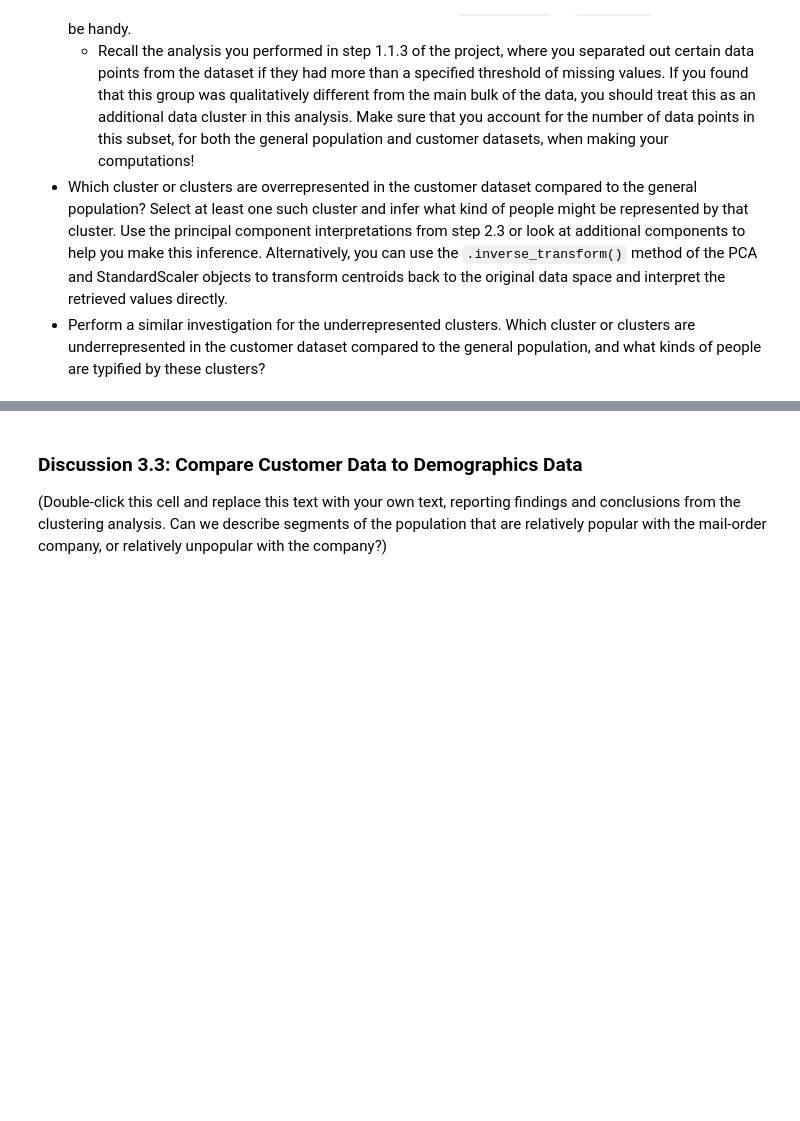
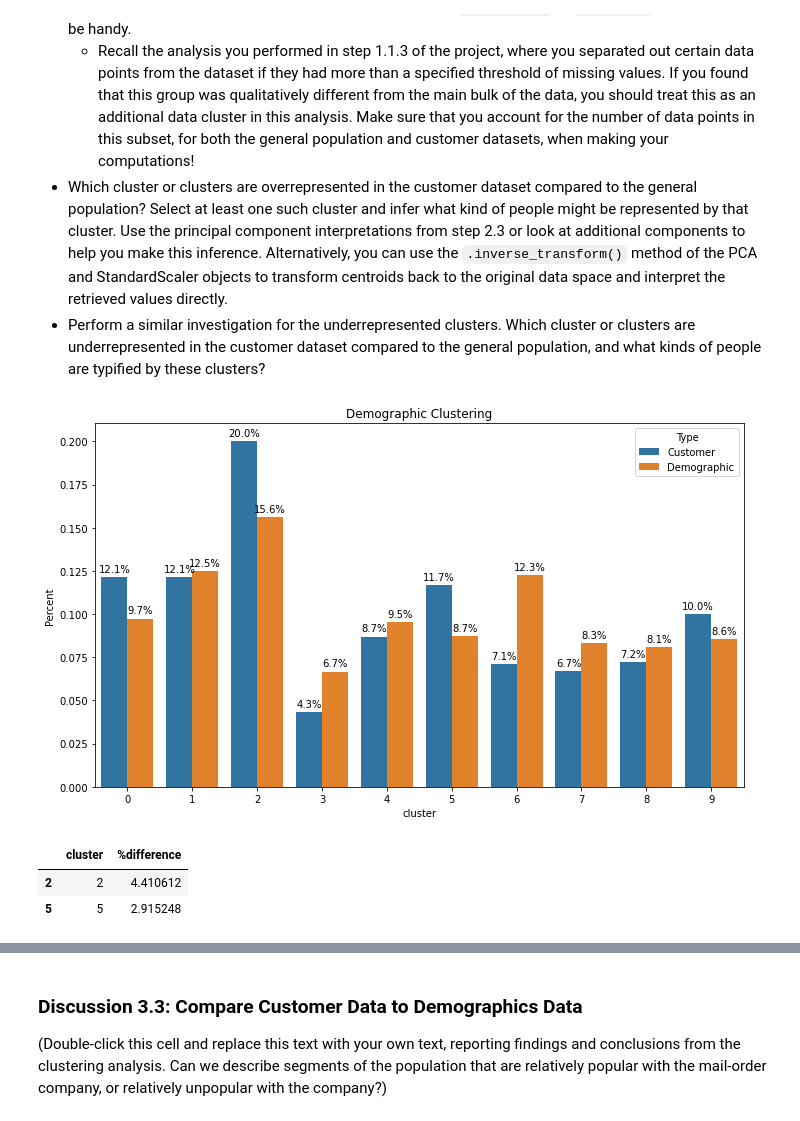
Before and after one commit to StacyAllenSmith/Customer-Segmentation_Udacity, a Jupyter notebook: Identify_Customer_Segments.ipynb, the cells around one changed output, grey strips where cells are left out. Cells and saved outputs as stored; diff of their text form; code cells hidden in the pictures; blank space fills up the shorter version.

```diff
--- a/Identify_Customer_Segments.ipynb
+++ b/Identify_Customer_Segments.ipynb
@@ -1017,3 +1059,13 @@ customers =
+# %%
+#scaling
+customers_scaled = scaler.fit_transform(customers_cleaned)
+customers_scaled = pd.DataFrame(customers_scaled, index=customers_cleaned.index, columns=customers_cleaned.columns)
+# %%
+#PCA
+pca, X_pca = do_pca(41, customers_scaled)
+# %%
+#Kmeans Clustering
+cust_pred = model.predict(X_pca)
 # %% [markdown]
 ### Step 3.3: Compare Customer Data to Demographics Data
 
@@ -1032,0 +1082,32 @@ Take a look at the following points in this step:
+# %%
+# Compare the proportion of data in each cluster for the customer data to the
+# proportion of data in each cluster for the general population.
+
+cust_df = pd.DataFrame(cust_pred)
+cust_vc = cust_df.value_counts().rename_axis('cluster').reset_index(name='counts')
+cust_vc.columns = ['cluster', 'Counts']
+cust_vc['Type'] = 'Customer'
+cust_vc['Percent'] = cust_vc['Counts']/len(cust_pred)
+cust_vc=cust_vc.reset_index(drop=True)
+
+demo_df = pd.DataFrame(demo_pred)
+demo_vc = demo_df.value_counts().rename_axis('cluster').reset_index(name='counts')
+demo_vc.columns = ['cluster', 'Counts']
+demo_vc['Type'] = 'Demographic'
+demo_vc['Percent'] = demo_vc['Counts']/len(demo_pred)
+demo_vc=demo_vc.reset_index(drop=True)
+
+frames = [cust_vc, demo_vc]
+all_vc = pd.concat(frames, ignore_index=True)
+
+all_vc.columns = ['cluster', 'Counts', 'Type', 'Percent']
+# %%
+fig, ax = plt.subplots(figsize=(10,6))
+ax = sns.barplot(x="cluster", y="Percent", hue="Type", data=all_vc)
+ax.set(ylabel="Percent")
+ax.bar_label(ax.containers[0], labels=[f'{x:.1%}' for x in ax.containers[0].datavalues], padding=3)
+ax.bar_label(ax.containers[1], labels=[f'{x:.1%}' for x in ax.containers[1].datavalues], padding=3)
+ax.set(title='Demographic Clustering')
+fig.tight_layout();
+# %% [output]
+[figure, added]
@@ -1033,3 +1118,11 @@ Take a look at the following points in this step:
 # %%
 # What kinds of people are part of a cluster that is overrepresented in the
 # customer data compared to the general population?
+
+diff.columns = ['cluster','%difference']
+over_rep = diff[diff['%difference'] >= 2.5]
+over_rep
+# %% [output]
+|  | cluster | %difference |
+| 2 | 2 | 4.410612 |
+| 5 | 5 | 2.915248 |
```
Also changed, not shown: parts of 12 cells of this notebook.
